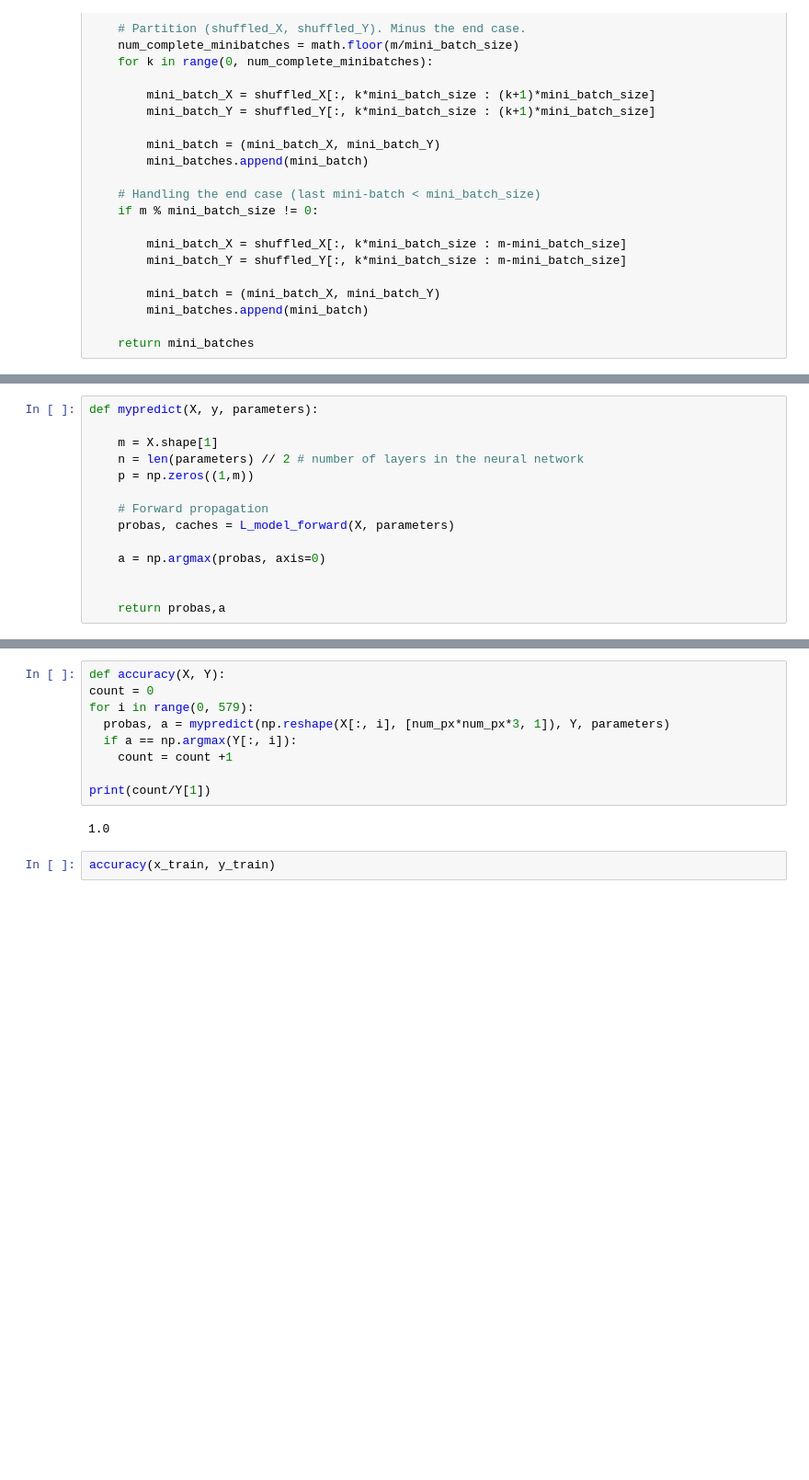
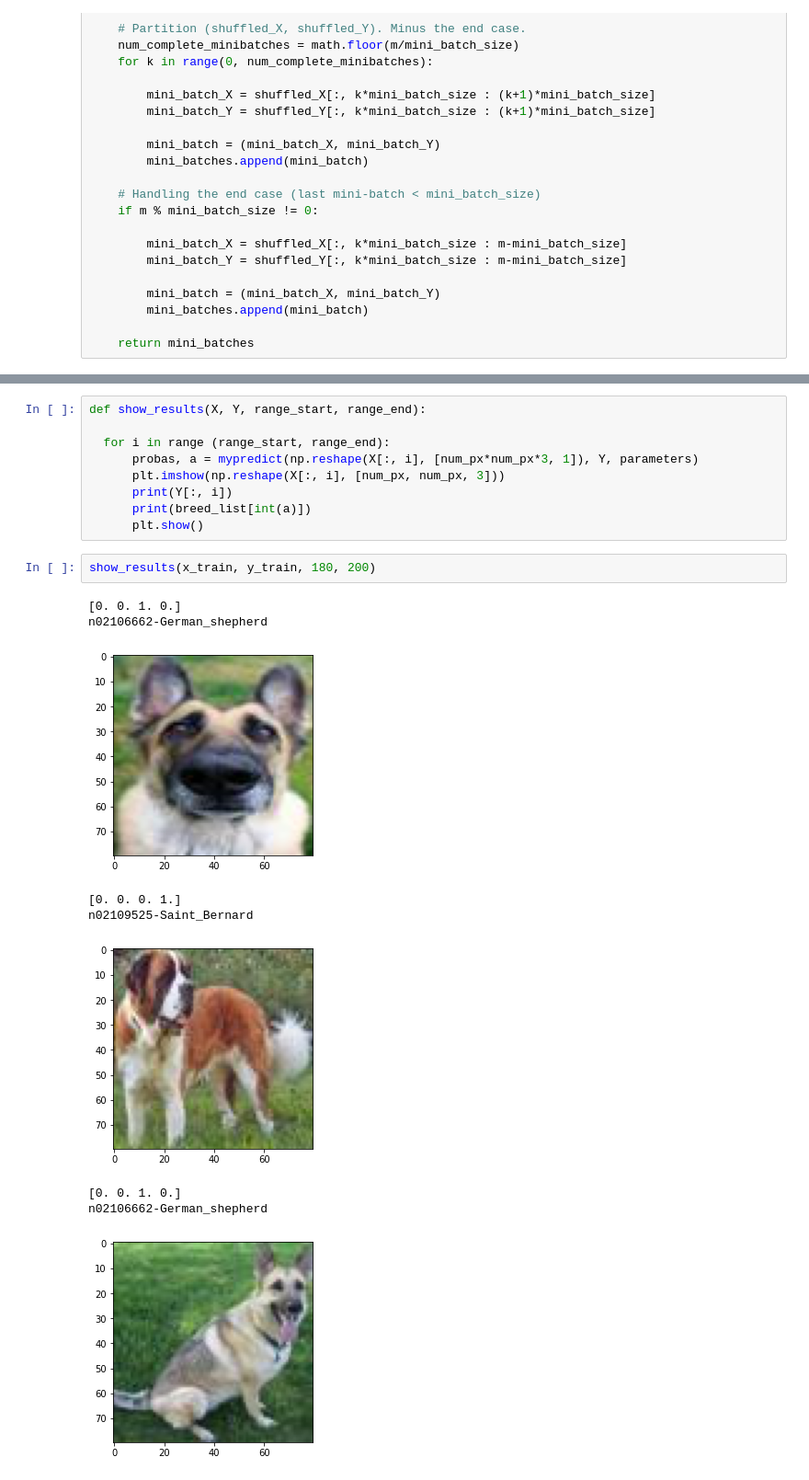
Before and after one commit to RubenOrihuela/Dog_breeds_perceptron_multiclass_classification, a Jupyter notebook: Multiclass_classification.ipynb, the cells around one changed output, grey strips where cells are left out. Shown at 92% size. Cells and saved outputs as stored; diff of their text form; blank space fills up the shorter version.

```diff
--- a/Multiclass_classification.ipynb
+++ b/Multiclass_classification.ipynb
@@ -575,20 +603,6 @@ def L_layer_model(X, Y, layers_dims, learning_rate = 0.05 , mini_batch_size = 32
     plt.show()
 
     return parameters
-# %%
-def mypredict(X, y, parameters):
-
-    m = X.shape[1]
-    n = len(parameters) // 2 # number of layers in the neural network
-    p = np.zeros((1,m))
-
-    # Forward propagation
-    probas, caches = L_model_forward(X, parameters)
-
-    a = np.argmax(probas, axis=0)
-
-
-    return probas,a
 # %%
 parameters = L_layer_model(x_train, y_train, layers_dims, num_iterations = 70, print_cost = True)
 # %% [output]
@@ -613,13 +639,21 @@ Cost after iteration 68: 0.000793
 # %%
-def accuracy(X, Y):
-count = 0
-for i in range(0, 579):
-  probas, a = mypredict(np.reshape(X[:, i], [num_px*num_px*3, 1]), Y, parameters)
-  if a == np.argmax(Y[:, i]):
-    count = count +1
+def show_results(X, Y, range_start, range_end):
 
-print(count/Y[1])
+  for i in range (range_start, range_end):
+      probas, a = mypredict(np.reshape(X[:, i], [num_px*num_px*3, 1]), Y, parameters)
+      plt.imshow(np.reshape(X[:, i], [num_px, num_px, 3]))
+      print(Y[:, i])
+      print(breed_list[int(a)])
+      plt.show()
-# %% [output]
-1.0
 # %%
-accuracy(x_train, y_train)
+show_results(x_train, y_train, 180, 200)
+# %% [output]
+[0. 0. 1. 0.]
+n02106662-German_shepherd
+[figure, added]
+[0. 0. 0. 1.]
+n02109525-Saint_Bernard
+[figure, added]
+[0. 0. 1. 0.]
+n02106662-German_shepherd
+[figure, added]
```
Also changed, not shown: parts of 46 cells of this notebook.
